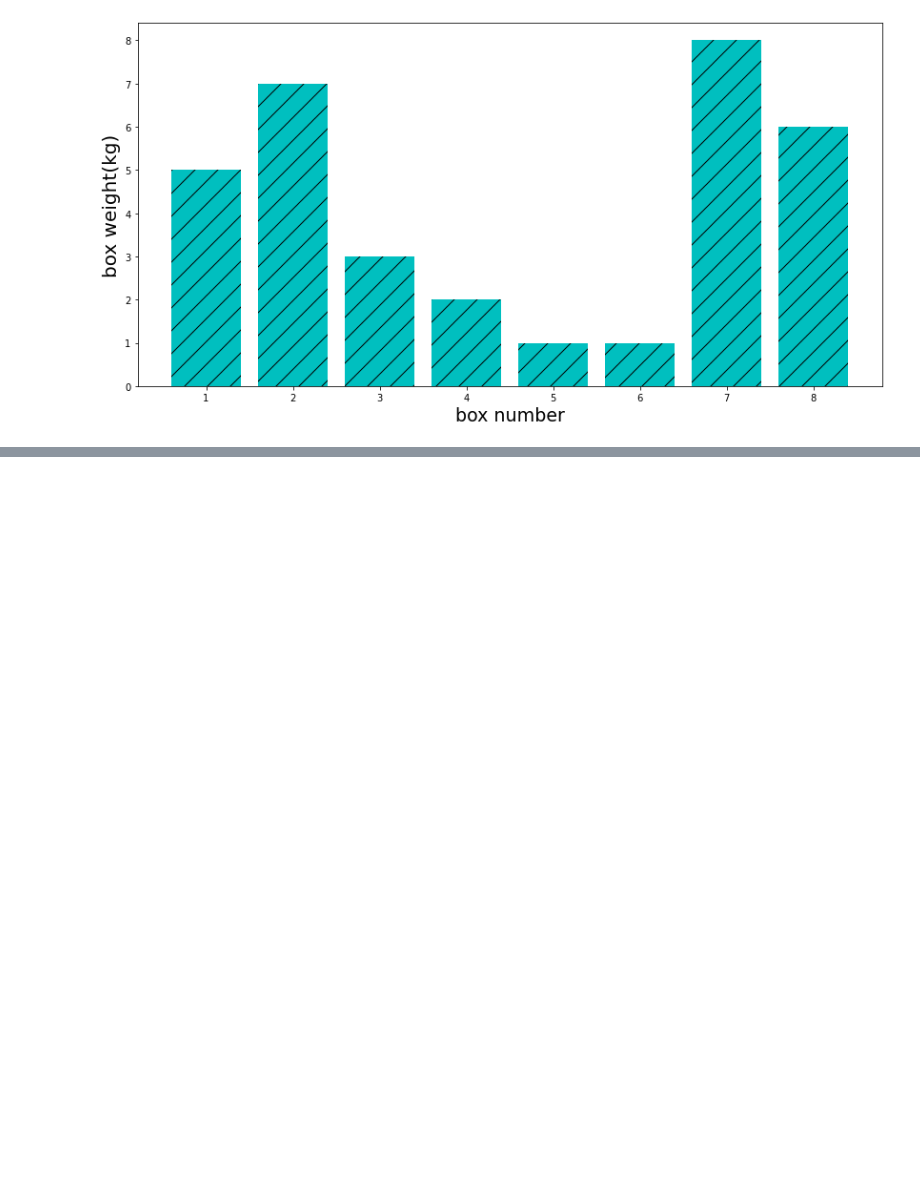
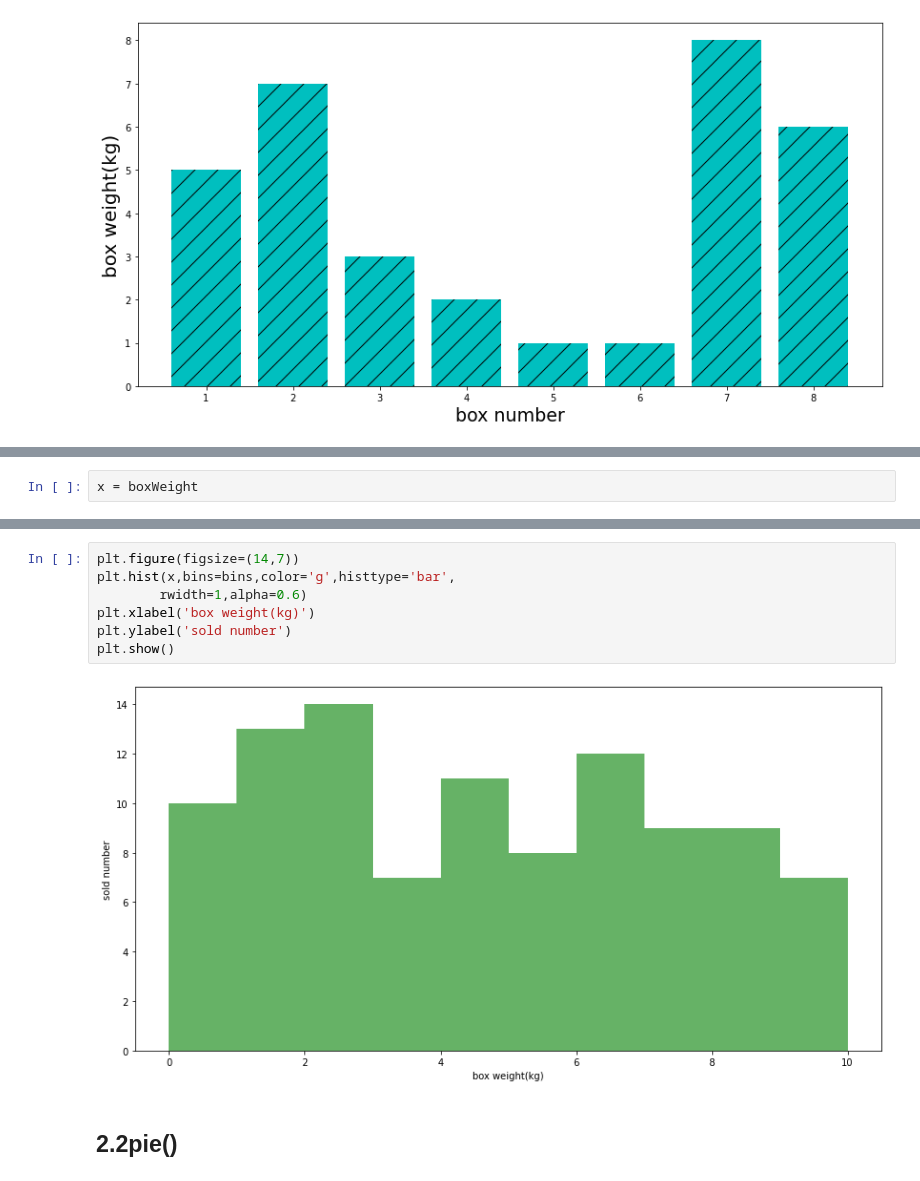
Before and after one commit to meininghang/Personal-Learning, a Jupyter notebook: matplotlib学习/基础图形.ipynb, the cells around one changed output, grey strips where cells are left out. Drawn from its saved outputs; the diff is of its cells as text; blank space fills up the shorter version.

```diff
--- a/matplotlib学习/基础图形.ipynb
+++ b/matplotlib学习/基础图形.ipynb
@@ -28,0 +68,2 @@ plt.show()
+# %%
+x = boxWeight
@@ -28,0 +75,11 @@ plt.show()
+# %%
+plt.figure(figsize=(14,7))
+plt.hist(x,bins=bins,color='g',histtype='bar',
+        rwidth=1,alpha=0.6)
+plt.xlabel('box weight(kg)')
+plt.ylabel('sold number')
+plt.show()
+# %% [output]
+[figure, added]
+# %% [markdown]
+## 2.2pie()
```
Also changed, not shown: parts of 26 cells of this notebook, 2 other files.
